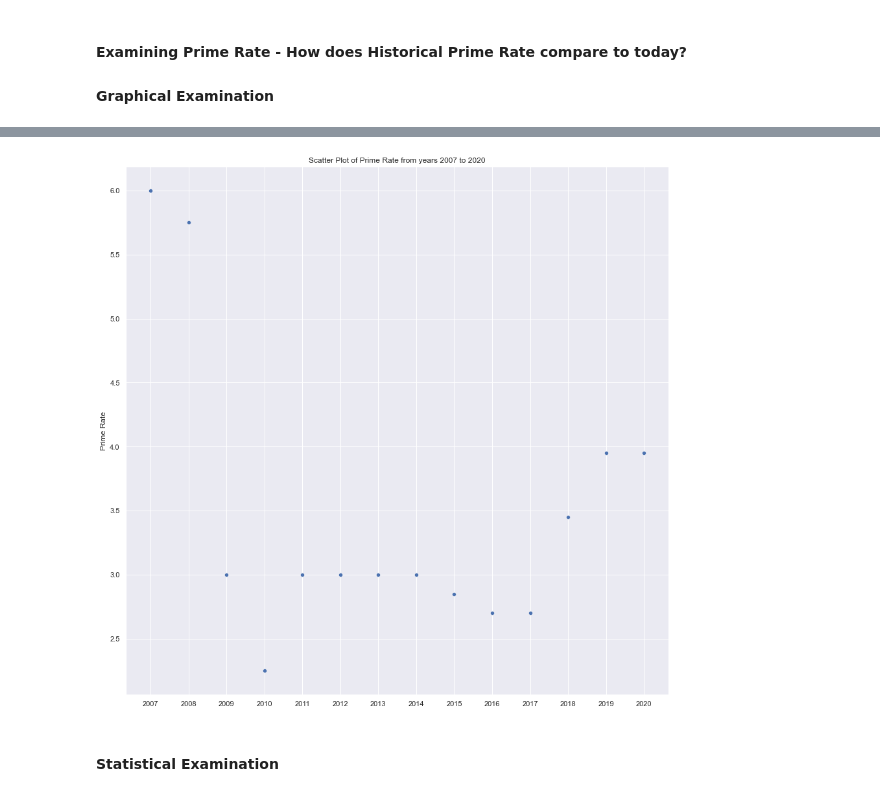
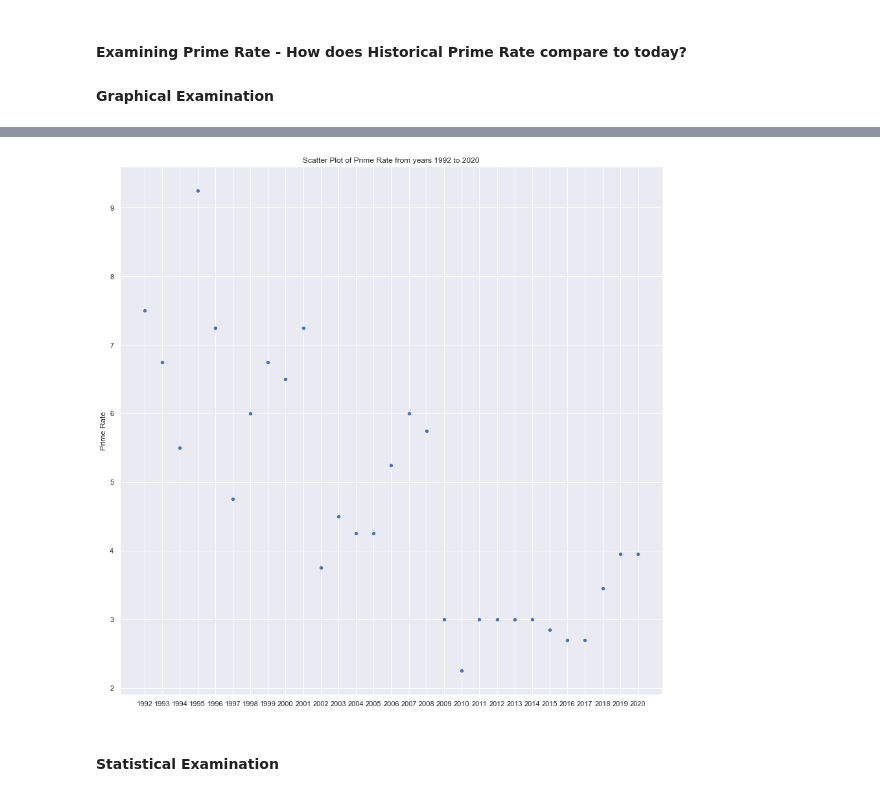
Before and after one commit to data301-2021-summer2/group-11-project, a Jupyter notebook: analysis/WesleyBurchnall/milestone2.ipynb, the cells around one changed output, grey strips where cells are left out. Drawn from its saved outputs; the diff is of its cells as text; code cells hidden in the pictures.

```diff
--- a/analysis/WesleyBurchnall/milestone2.ipynb
+++ b/analysis/WesleyBurchnall/milestone2.ipynb
@@ -23,7 +29,7 @@ MLS_BC_HPI_DF = pf.loadMLSRegionalHPIData()
 # %%
-pf.scatterPlotOverTime(masterDF,'Prime Rate',15,15,15)
+pf.scatterPlotOverTime(masterDF,'Prime Rate',30,15,15)
 # %% [output]
-[figure, old version]
+[figure, new version]
 # %% [markdown]
 #### Statistical Examination
 # %%
```
Also changed, not shown: parts of 11 cells of this notebook, 1 other file.
